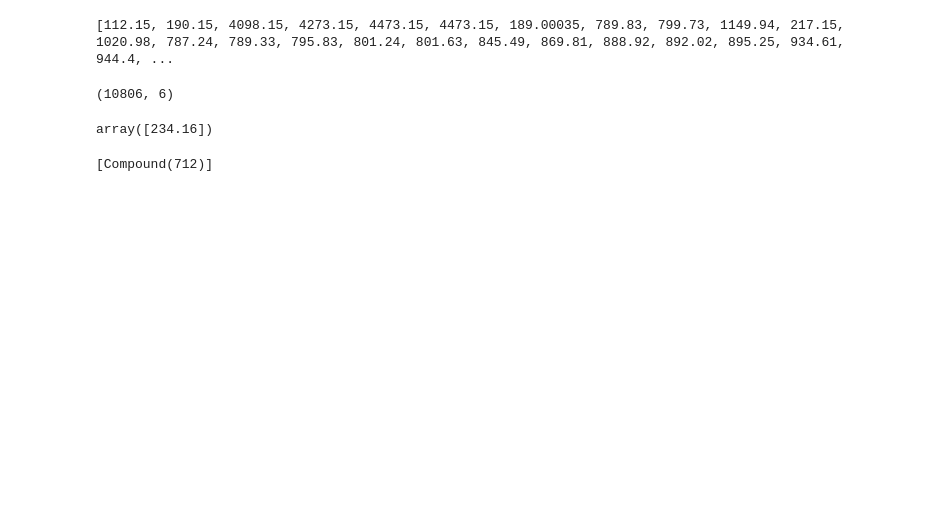
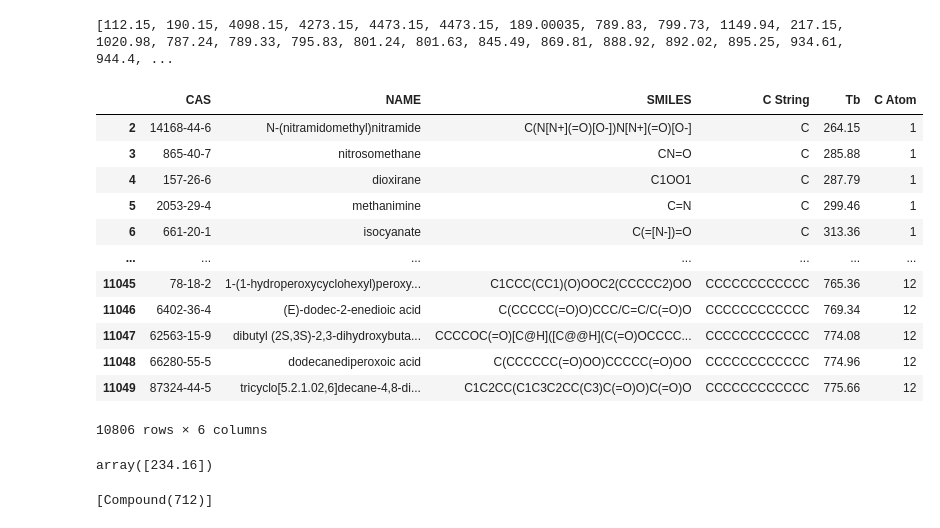
Before and after one commit to Sawahiko/SMILE_to_Feature, a Jupyter notebook: Github_DB_Chemical.ipynb, the cells around one changed output. Cells and saved outputs as stored; diff of their text form; code cells hidden in the pictures; blank space fills up the shorter version.

```diff
--- a/Github_DB_Chemical.ipynb
+++ b/Github_DB_Chemical.ipynb
@@ -187,9 +187,21 @@ df2 = remove_outliers("Data.xlsx", "Load_CHON_8DB", 2)
 # %% [output]
 [112.15, 190.15, 4098.15, 4273.15, 4473.15, 4473.15, 189.00035, 789.83, 799.73, 1149.94, 217.15, 1020.98, 787.24, 789.33, 795.83, 801.24, 801.63, 845.49, 869.81, 888.92, 892.02, 895.25, 934.61, 944.4, ...
 # %%
-df2.shape
+df2
 # %% [output]
+|  | CAS | NAME | SMILES | C String | Tb | C Atom |
+| 2 | 14168-44-6 | N-(nitramidomethyl)nitramide | C(N[N+](=O)[O-])N[N+](=O)[O-] | C | 264.15 | 1 |
+| 3 | 865-40-7 | nitrosomethane | CN=O | C | 285.88 | 1 |
+| 4 | 157-26-6 | dioxirane | C1OO1 | C | 287.79 | 1 |
+| 5 | 2053-29-4 | methanimine | C=N | C | 299.46 | 1 |
+| 6 | 661-20-1 | isocyanate | C(=[N-])=O | C | 313.36 | 1 |
+| ... | ... | ... | ... | ... | ... | ... |
+| 11045 | 78-18-2 | 1-(1-hydroperoxycyclohexyl)peroxy... | C1CCC(CC1)(O)OOC2(CCCCC2)OO | CCCCCCCCCCCC | 765.36 | 12 |
+| 11046 | 6402-36-4 | (E)-dodec-2-enedioic acid | C(CCCCC(=O)O)CCC/C=C/C(=O)O | CCCCCCCCCCCC | 769.34 | 12 |
+| 11047 | 62563-15-9 | dibutyl (2S,3S)-2,3-dihydroxybuta... | CCCCOC(=O)[C@H]([C@@H](C(=O)OCCCC... | CCCCCCCCCCCC | 774.08 | 12 |
+| 11048 | 66280-55-5 | dodecanediperoxoic acid | C(CCCCCC(=O)OO)CCCCC(=O)OO | CCCCCCCCCCCC | 774.96 | 12 |
+| 11049 | 87324-44-5 | tricyclo[5.2.1.02,6]decane-4,8-di... | C1C2CC(C1C3C2CC(C3)C(=O)O)C(=O)O | CCCCCCCCCCCC | 775.66 | 12 |
-(10806, 6)
+10806 rows × 6 columns
 # %%
 min(np.array(df2[["Tb"]]))
 # %% [output]
```
Also changed, not shown: parts of 3 cells of this notebook, 12 other files.
